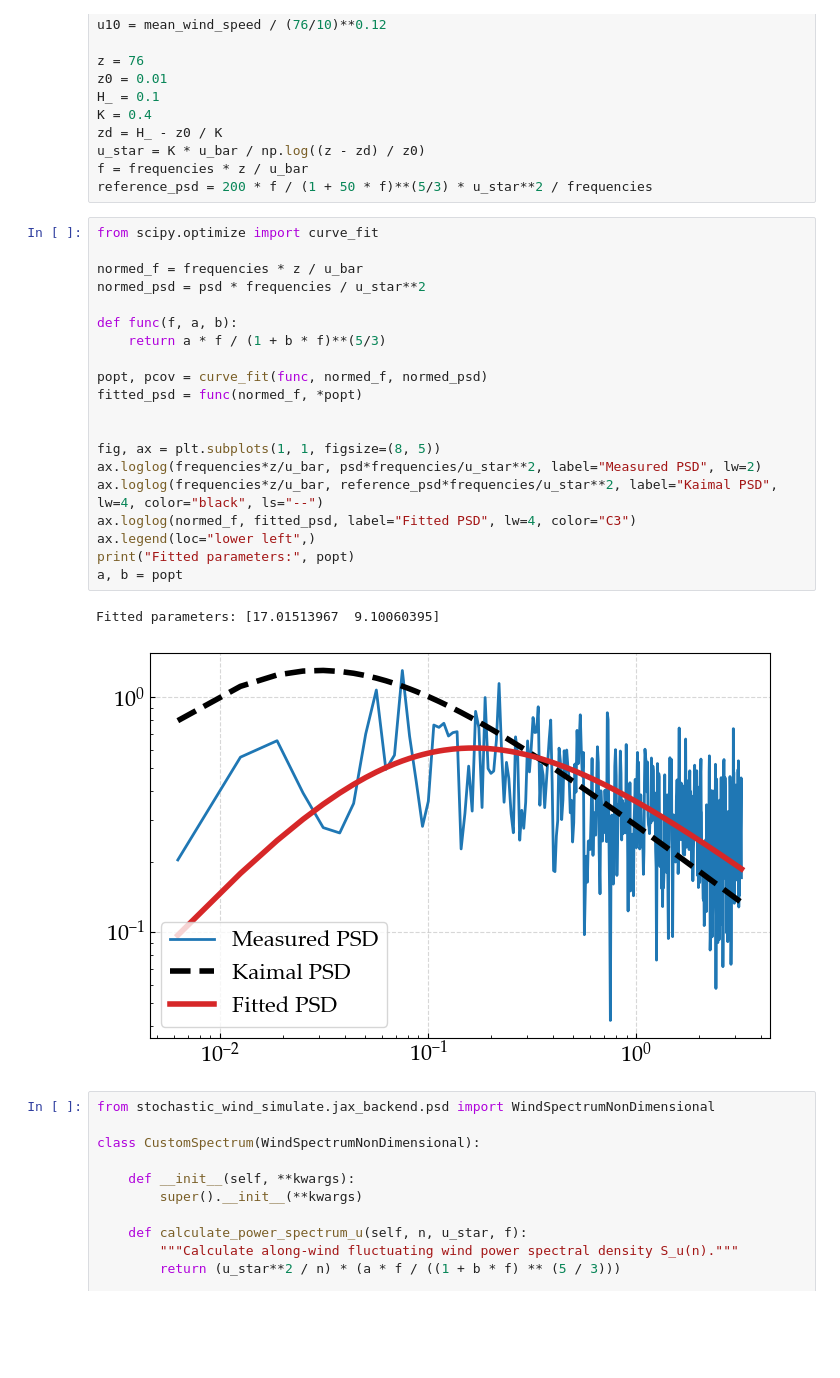
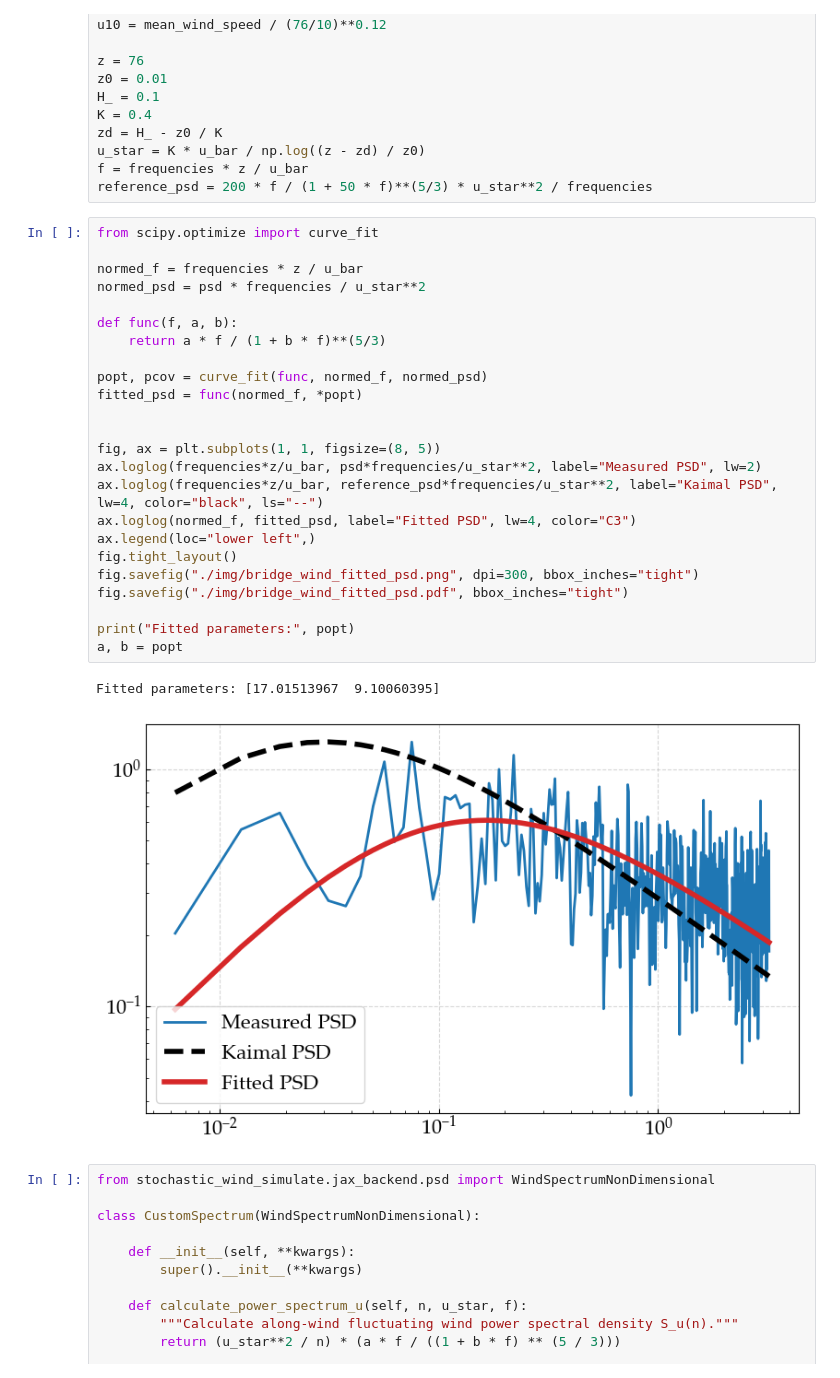
Before and after one commit to NanxiiChen/wind-simulation-GPU, a Jupyter notebook: examples/simulate_bridge_wind_customized_psd.ipynb, the cells around one changed output. Saved outputs shown, nothing was run; the diff lists cells and outputs as text; blank space fills up the shorter version.

```diff
--- a/examples/simulate_bridge_wind_customized_psd.ipynb
+++ b/examples/simulate_bridge_wind_customized_psd.ipynb
@@ -94,26 +94,30 @@ reference_psd = 200 * f / (1 + 50 * f)**(5/3) * u_star**2 / frequencies
 # %%
 from scipy.optimize import curve_fit
 
 normed_f = frequencies * z / u_bar
 normed_psd = psd * frequencies / u_star**2
 
 def func(f, a, b):
     return a * f / (1 + b * f)**(5/3)
 
 popt, pcov = curve_fit(func, normed_f, normed_psd)
 fitted_psd = func(normed_f, *popt)
 
 
 fig, ax = plt.subplots(1, 1, figsize=(8, 5))
 ax.loglog(frequencies*z/u_bar, psd*frequencies/u_star**2, label="Measured PSD", lw=2)
 ax.loglog(frequencies*z/u_bar, reference_psd*frequencies/u_star**2, label="Kaimal PSD", lw=4, color="black", ls="--")
 ax.loglog(normed_f, fitted_psd, label="Fitted PSD", lw=4, color="C3")
 ax.legend(loc="lower left",)
+fig.tight_layout()
+fig.savefig("./img/bridge_wind_fitted_psd.png", dpi=300, bbox_inches="tight")
+fig.savefig("./img/bridge_wind_fitted_psd.pdf", bbox_inches="tight")
+
 print("Fitted parameters:", popt)
 a, b = popt
 # %% [output]
 Fitted parameters: [17.01513967  9.10060395]
-[figure, old version]
+[figure, new version]
 # %%
 from stochastic_wind_simulate.jax_backend.psd import WindSpectrumNonDimensional
 
```
Also changed, not shown: 5 other files.
